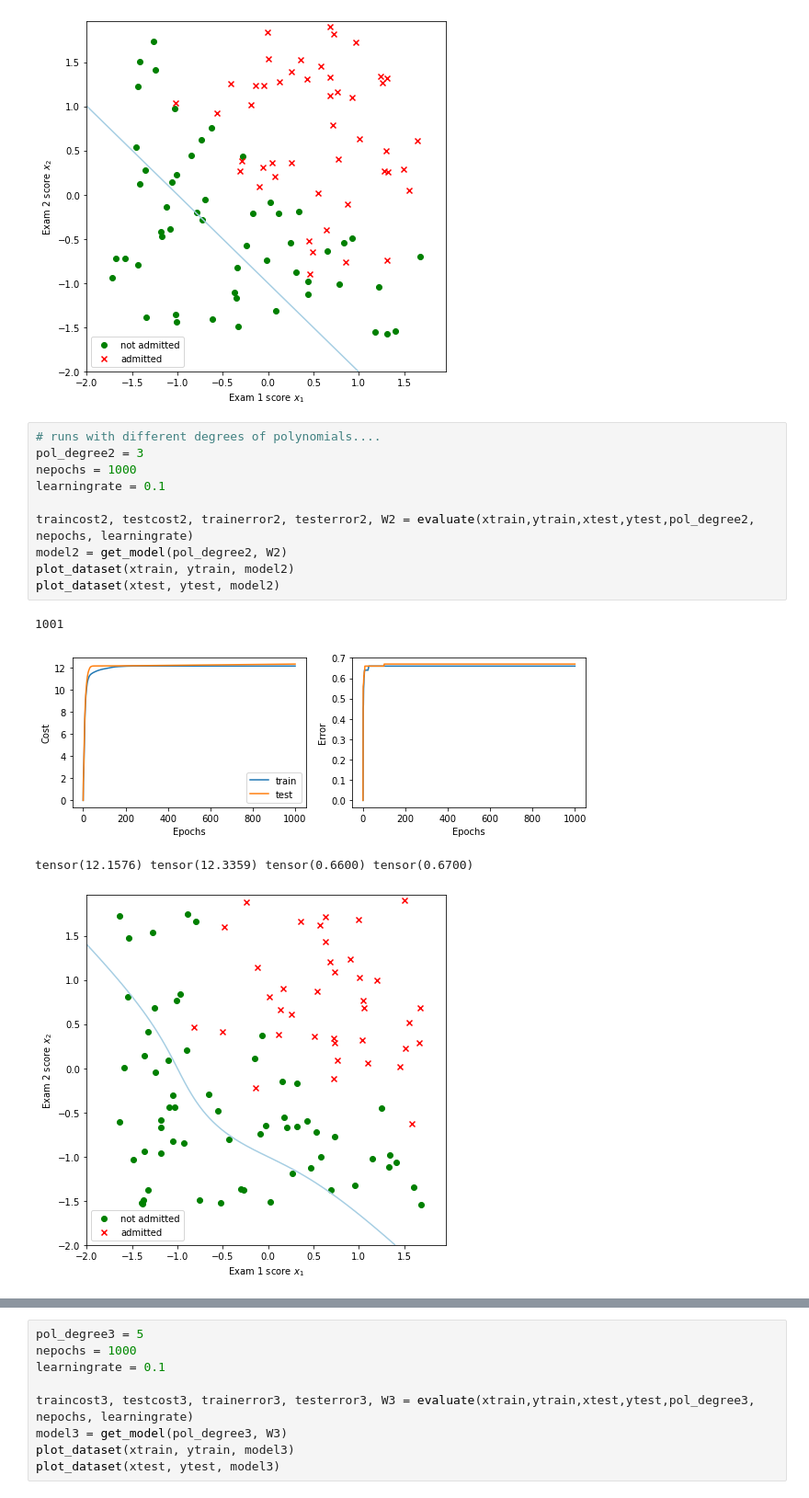
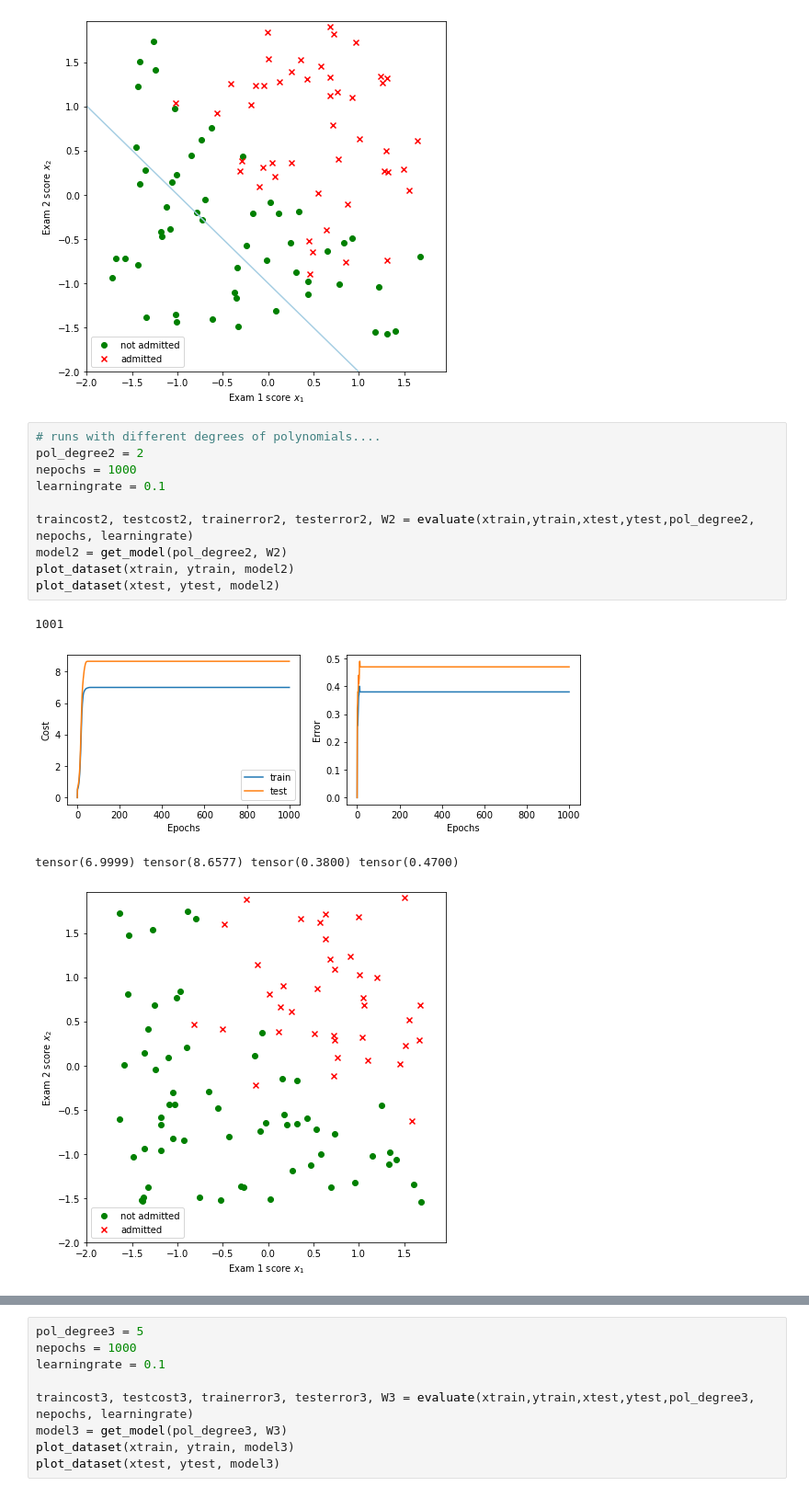
Before and after one commit to florianbaer/MSE-DeLearn, a Jupyter notebook: SW04/overfitting_polynomial2d_stud.ipynb, the cells around one changed output, grey strips where cells are left out. Shown: that part at 92% size. Cells and saved outputs as stored; diff of their text form.

```diff
--- a/SW04/overfitting_polynomial2d_stud.ipynb
+++ b/SW04/overfitting_polynomial2d_stud.ipynb
@@ -273,16 +273,16 @@ tensor(11.6671) tensor(12.2588) tensor(0.6400) tensor(0.6700)
 [figure]
 # %%
 # runs with different degrees of polynomials....
-pol_degree2 = 3
+pol_degree2 = 2
 nepochs = 1000
 learningrate = 0.1
 
 traincost2, testcost2, trainerror2, testerror2, W2 = evaluate(xtrain,ytrain,xtest,ytest,pol_degree2, nepochs, learningrate)
 model2 = get_model(pol_degree2, W2)
 plot_dataset(xtrain, ytrain, model2)
 plot_dataset(xtest, ytest, model2)
 # %% [output]
 1001
-[figure, old version]
+[figure, new version]
-tensor(12.1576) tensor(12.3359) tensor(0.6600) tensor(0.6700)
+tensor(6.9999) tensor(8.6577) tensor(0.3800) tensor(0.4700)
-[figure, old version]
+[figure, new version]
```
Also changed, not shown: parts of 1 cell of this notebook, 38 other files.
